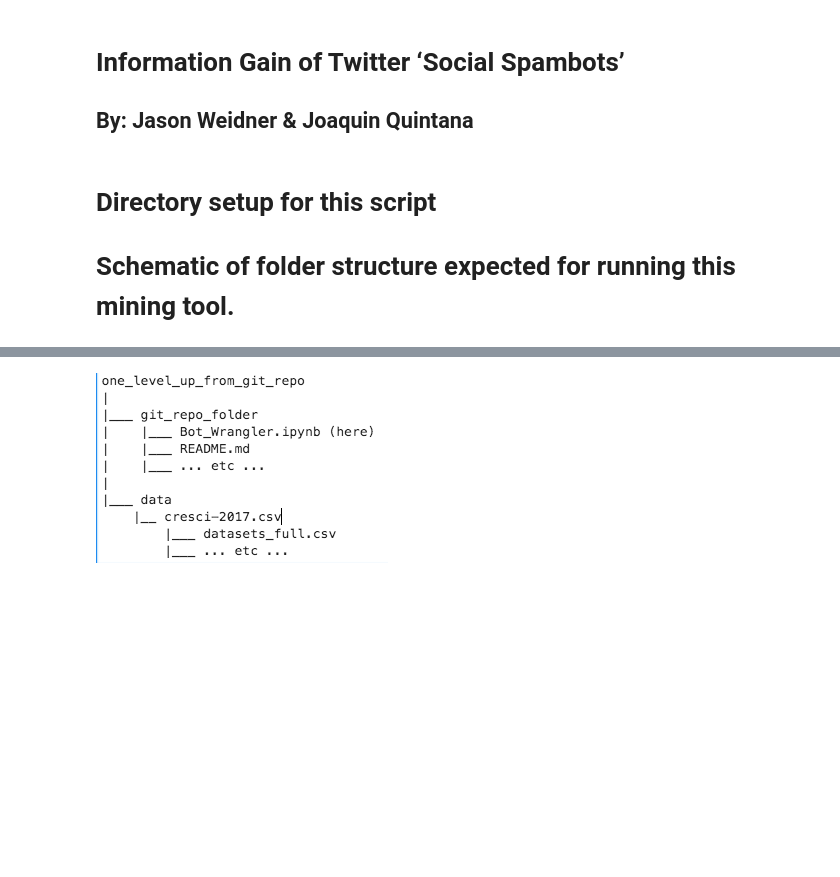
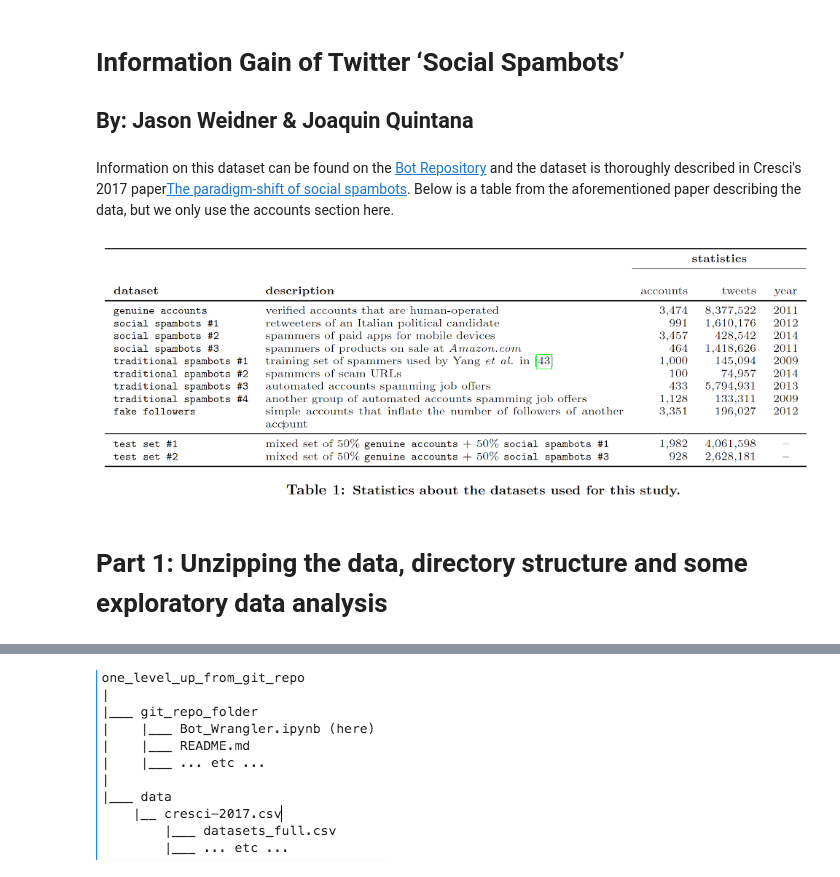
Before and after one commit to jasonweidner/CSPB_4502, a Jupyter notebook: Bot_Wrangler.ipynb, the cells around one changed output, grey strips where cells are left out. Drawn from its saved outputs; the diff is of its cells as text; code cells hidden in the pictures; blank space fills up the shorter version.

```diff
--- a/Bot_Wrangler.ipynb
+++ b/Bot_Wrangler.ipynb
@@ -9,6 +9,11 @@ import seaborn as sns
 import pandas as pd
 import numpy as np
 import os
-# %% [markdown]
-# **Directory setup for this script**
-# Schematic of folder structure expected for running this mining tool.
+# %% [markdown]
+Information on this dataset can be found on the [Bot Repository](https://botometer.osome.iu.edu/bot-repository/datasets.html) and the dataset is thoroughly described in Cresci's 2017 paper[The paradigm-shift of social spambots](https://dl.acm.org/doi/10.1145/3041021.3055135). Below is a table from the aforementioned paper describing the data, but we only use the accounts section here.
+# %%
+Image(filename = 'Table1 The paradigm-shift of social spambots Cresi 2017.png')
+# %% [output]
+[figure, added]
+# %% [markdown]
+# Part 1: Unzipping the data, directory structure and some exploratory data analysis
```
Also changed, not shown: parts of 134 cells of this notebook, 4 other files.
